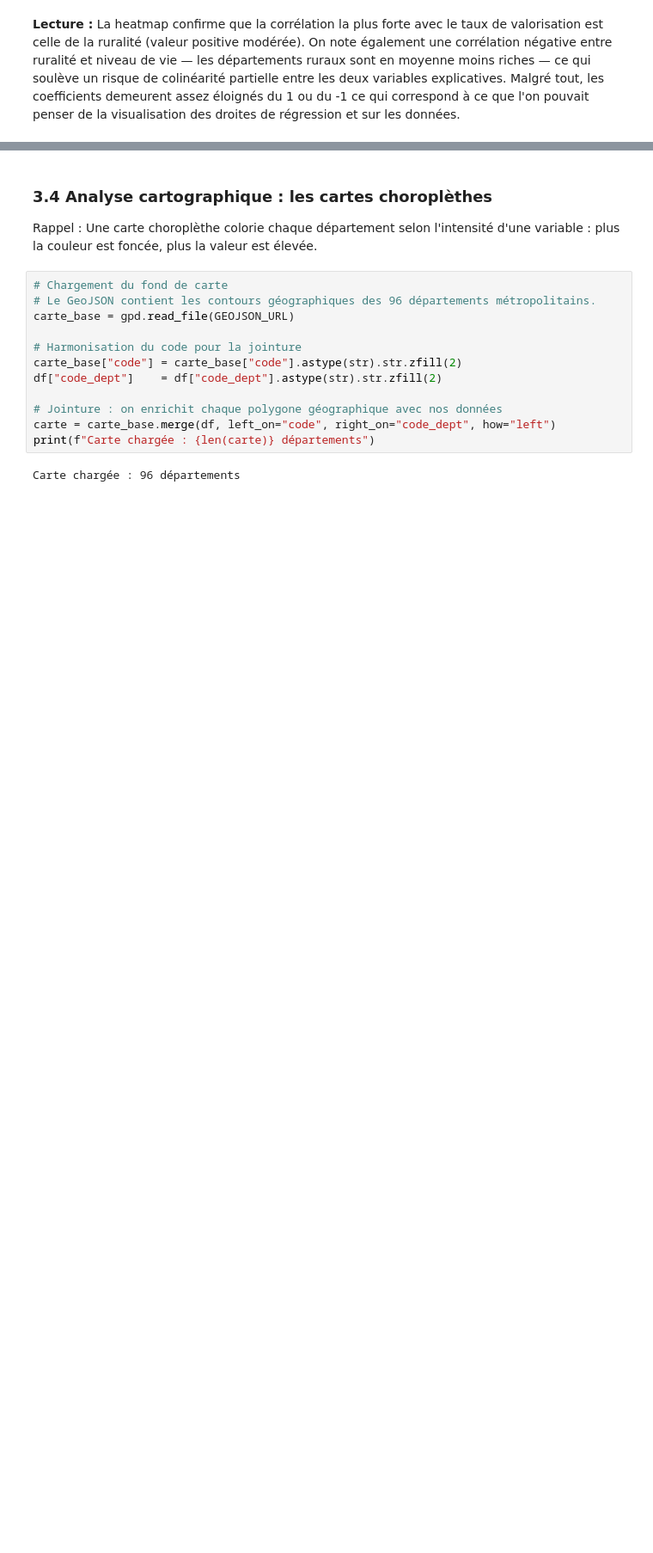
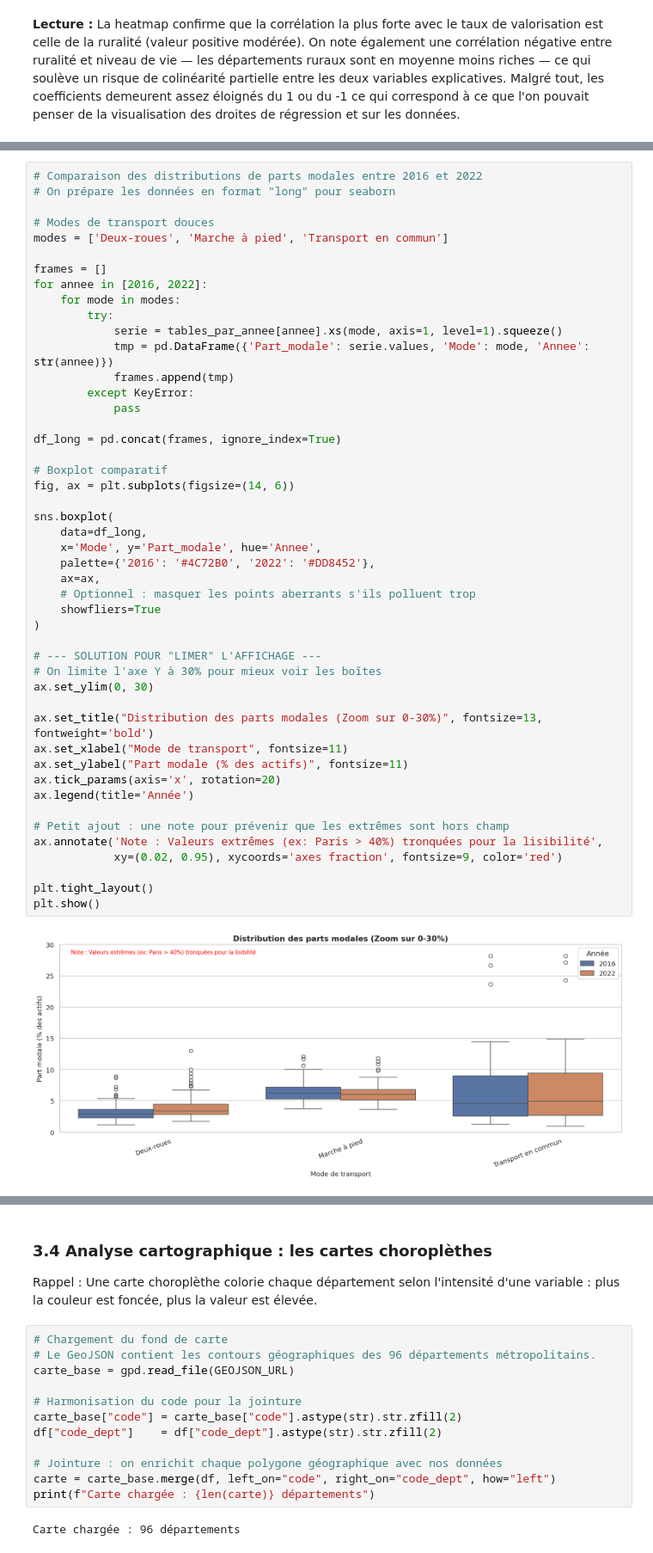
Before and after one commit to TeodoraHub/projet_pythonDS, a Jupyter notebook: recyclage_et_deplacements.ipynb, the cells around one changed output, grey strips where cells are left out. Shown at 86% size. Saved outputs shown, nothing was run; the diff lists cells and outputs as text; blank space fills up the shorter version.

```diff
--- a/recyclage_et_deplacements.ipynb
+++ b/recyclage_et_deplacements.ipynb
@@ -971,0 +1098,49 @@ plt.show()
+# %%
+# Comparaison des distributions de parts modales entre 2016 et 2022
+# On prépare les données en format "long" pour seaborn
+
+# Modes de transport douces
+modes = ['Deux-roues', 'Marche à pied', 'Transport en commun']
+
+frames = []
+for annee in [2016, 2022]:
+    for mode in modes:
+        try:
+            serie = tables_par_annee[annee].xs(mode, axis=1, level=1).squeeze()
+            tmp = pd.DataFrame({'Part_modale': serie.values, 'Mode': mode, 'Annee': str(annee)})
+            frames.append(tmp)
+        except KeyError:
+            pass
+
+df_long = pd.concat(frames, ignore_index=True)
+
+# Boxplot comparatif
+fig, ax = plt.subplots(figsize=(14, 6))
+
+sns.boxplot(
+    data=df_long,
+    x='Mode', y='Part_modale', hue='Annee',
+    palette={'2016': '#4C72B0', '2022': '#DD8452'},
+    ax=ax,
+    # Optionnel : masquer les points aberrants s'ils polluent trop
+    showfliers=True
+)
+
+# --- SOLUTION POUR "LIMER" L'AFFICHAGE ---
+# On limite l'axe Y à 30% pour mieux voir les boîtes
+ax.set_ylim(0, 30)
+
+ax.set_title("Distribution des parts modales (Zoom sur 0-30%)", fontsize=13, fontweight='bold')
+ax.set_xlabel("Mode de transport", fontsize=11)
+ax.set_ylabel("Part modale (% des actifs)", fontsize=11)
+ax.tick_params(axis='x', rotation=20)
+ax.legend(title='Année')
+
+# Petit ajout : une note pour prévenir que les extrêmes sont hors champ
+ax.annotate('Note : Valeurs extrêmes (ex: Paris > 40%) tronquées pour la lisibilité',
+            xy=(0.02, 0.95), xycoords='axes fraction', fontsize=9, color='red')
+
+plt.tight_layout()
+plt.show()
+# %% [output]
+[figure, added]
```
Also changed, not shown: parts of 24 cells of this notebook, 1 other file.
